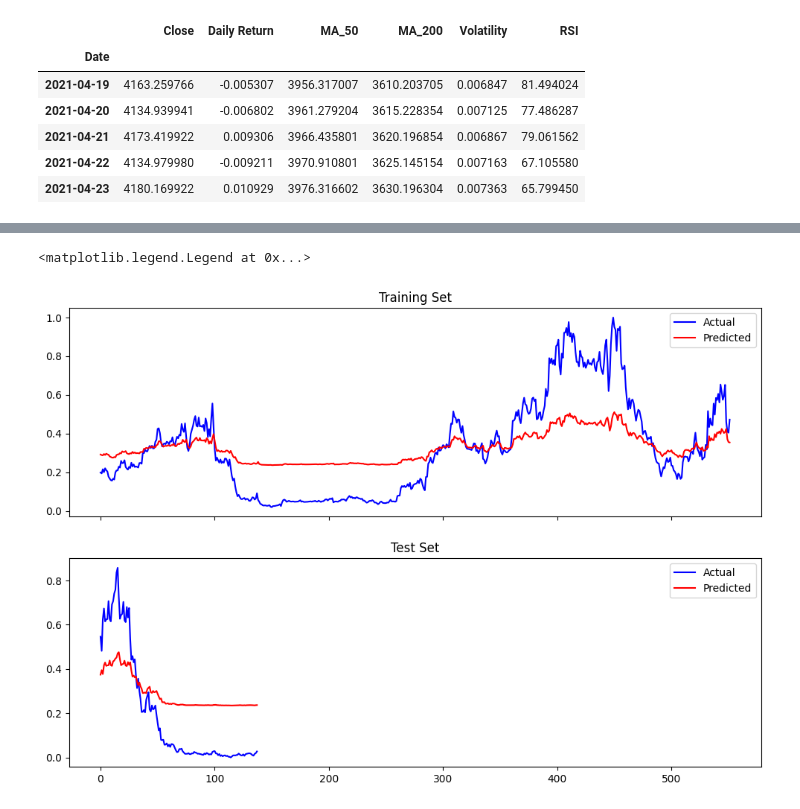
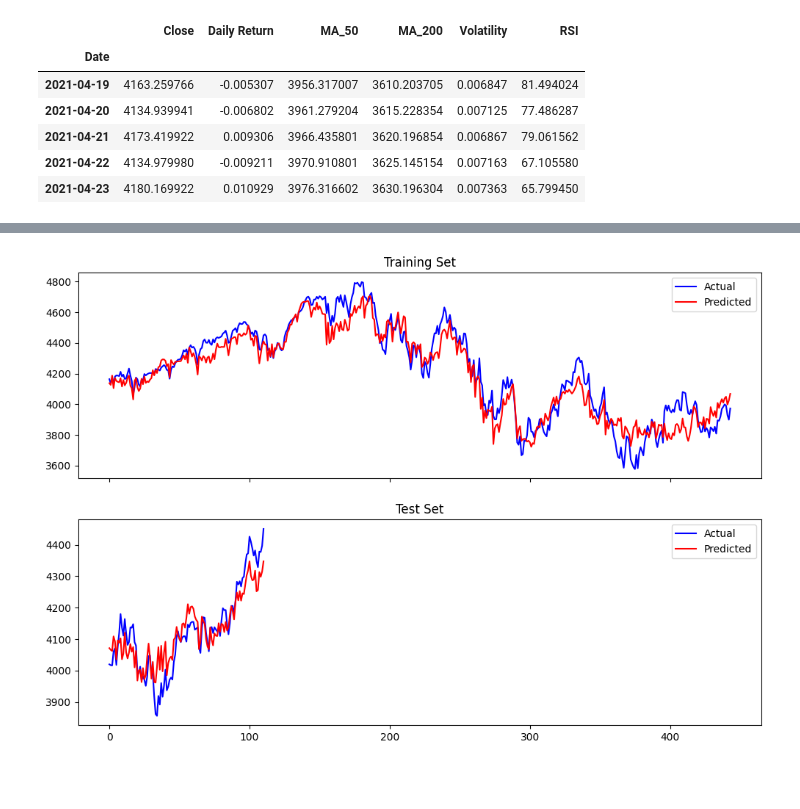
Before and after one commit to jona-tech/milestone-project-5, a Jupyter notebook: jupyter_notebooks/prediction_model.ipynb, the cells around one changed output, grey strips where cells are left out. Saved outputs shown, nothing was run; the diff lists cells and outputs as text; code cells hidden in the pictures; blank space fills up the shorter version.

Commit message:
add code to inverse transform and visualize results of the models performance

```diff
--- a/jupyter_notebooks/prediction_model.ipynb
+++ b/jupyter_notebooks/prediction_model.ipynb
@@ -42,7 +42,7 @@ model = tf.keras.Sequential([
     tf.keras.layers.Dense(1)
 ])
 # %%
-model.compile(optimizer=tf.keras.optimizers.legacy.SGD(lr=0.001), loss='mse', metrics=['mse'])
+model.compile(optimizer=tf.keras.optimizers.legacy.Adam(learning_rate=0.001), loss='mse')
 # %%
-model.fit(X_train, y_train, epochs=128, batch_size=32, verbose=2)
+model.fit(X_train, y_train, epochs=100, batch_size=32, validation_data=(X_test, y_test))
 # %% [output]
@@ -86,0 +67,3 @@ Predicted price for asset 0.25422022
+# %%
+train_predict = model.predict(X_train)
+test_predict = model.predict(X_test)
@@ -87,18 +73,18 @@ Predicted price for asset 0.25422022
+# %%
+train_predict = scaler.inverse_transform(train_predict)
+y_train = scaler.inverse_transform(y_train)
+test_predict = scaler.inverse_transform(test_predict)
+y_test = scaler.inverse_transform(y_test)
 # %%
-
-
-y_pred_train = model.predict(X_train)
-y_pred_test = model.predict(X_test)
-
 fig, (ax1, ax2) = plt.subplots(nrows=2, sharex=True, figsize=(12, 8))
 
 ax1.set_title('Training Set')
-ax1.plot(y_train, color='blue', label='Actual')
-ax1.plot(y_pred_train, color='red', label='Predicted')
+ax1.plot(y_train.flatten(), color='blue', label='Actual')
+ax1.plot(train_predict.flatten(), color='red', label='Predicted')
 ax1.legend()
 
 ax2.set_title('Test Set')
-ax2.plot(y_test, color='blue', label='Actual'),
-ax2.plot(y_pred_test, color='red', label='Predicted'),
+ax2.plot(y_test.flatten(), color='blue', label='Actual'),
+ax2.plot(test_predict.flatten(), color='red', label='Predicted'),
 ax2.legend()
 # %% [output]
@@ -107,2 +92 @@ ax2.legend()
-<matplotlib.legend.Legend at 0x...>
-[figure, old version]
+[figure, new version]
```
Also changed, not shown: parts of 6 cells of this notebook.
